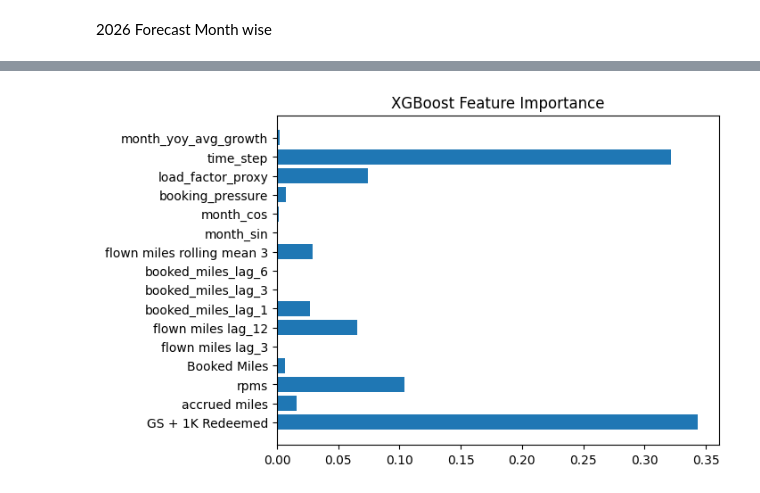
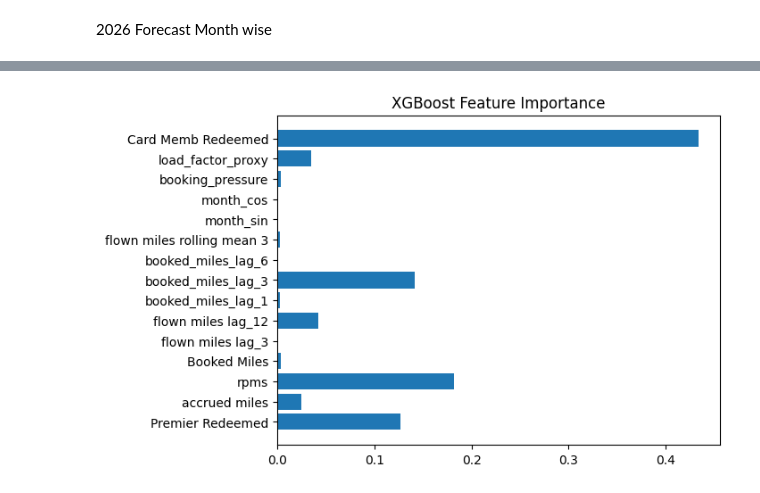
Before and after one commit to kkhushi03/Miles_Forecasting, a Jupyter notebook: Miles_Forecast_XGB/02_miles_forecasting.ipynb, the cells around one changed output, grey strips where cells are left out. Cells and saved outputs as stored; diff of their text form; code cells hidden in the pictures.

```diff
--- a/Miles_Forecast_XGB/02_miles_forecasting.ipynb
+++ b/Miles_Forecast_XGB/02_miles_forecasting.ipynb
@@ -40,6 +39,6 @@ df['flown miles yoy growth'] = df['flown miles yoy growth'].clip(-1, 2)
 # %%
-month_yoy_avg = ( df.groupby("month_index")["flown miles yoy growth"].mean().rename("month_yoy_avg_growth"))
-df = df.join(month_yoy_avg, on="month_index")
+# month_yoy_avg = ( df.groupby("month_index")["flown miles yoy growth"].mean().rename("month_yoy_avg_growth"))
+# df = df.join(month_yoy_avg, on="month_index")
 # %%
 df["load_factor_proxy"] = df["rpms"] / df["flown miles"]
 # %%
@@ -108,7 +98,8 @@ from xgboost import XGBRegressor
 from sklearn.metrics import mean_absolute_error, mean_squared_error
 # %%
 TARGET = "flown miles"
-FEATURES = ["GS + 1K Redeemed",
+FEATURES = [
+    "Premier Redeemed",
     "accrued miles",
     'rpms',
     'Booked Miles',
@@ -124,6 +115,5 @@ FEATURES = ["GS + 1K Redeemed",
     # "accrued:redeemed",
     "booking_pressure",
     "load_factor_proxy",
-    "time_step",
-    "month_yoy_avg_growth"
+    "Card Memb Redeemed"
 ]
@@ -141,7 +128,7 @@ def walk_forward_split(df, train_size):
 xgb_model = XGBRegressor(
     n_estimators=400,
     learning_rate=0.05,
-    max_depth=4,
+    max_depth=2,
     subsample=0.7,
     colsample_bytree=0.7,
     objective="reg:squarederror",
@@ -181,14 +168,5 @@ MAPE: 4.89%
 # %%
-final_model = XGBRegressor(
-    n_estimators=400,
-    learning_rate=0.05,
-    max_depth=4,
-    subsample=0.7,
-    colsample_bytree=0.7,
-    objective="reg:squarederror",
-    random_state=42
-)
-final_model.fit(df_model[FEATURES], df_model[TARGET])
+xgb_model.fit(df_model[FEATURES], df_model[TARGET])
 # %% [output]
 XGBRegressor(base_score=None, booster=None, callbacks=None,
              colsample_bylevel=None, colsample_bynode=None,
@@ -265,7 +229,7 @@ forecast_df
 # %%
 #just testing some important features importance to understand which features are driving the predictions the most
-plt.barh(FEATURES, final_model.feature_importances_)
+plt.barh(FEATURES, xgb_model.feature_importances_)
 plt.title("XGBoost Feature Importance")
 plt.show()
 # %% [output]
-[figure, old version]
+[figure, new version]
```
Also changed, not shown: parts of 19 cells of this notebook.
